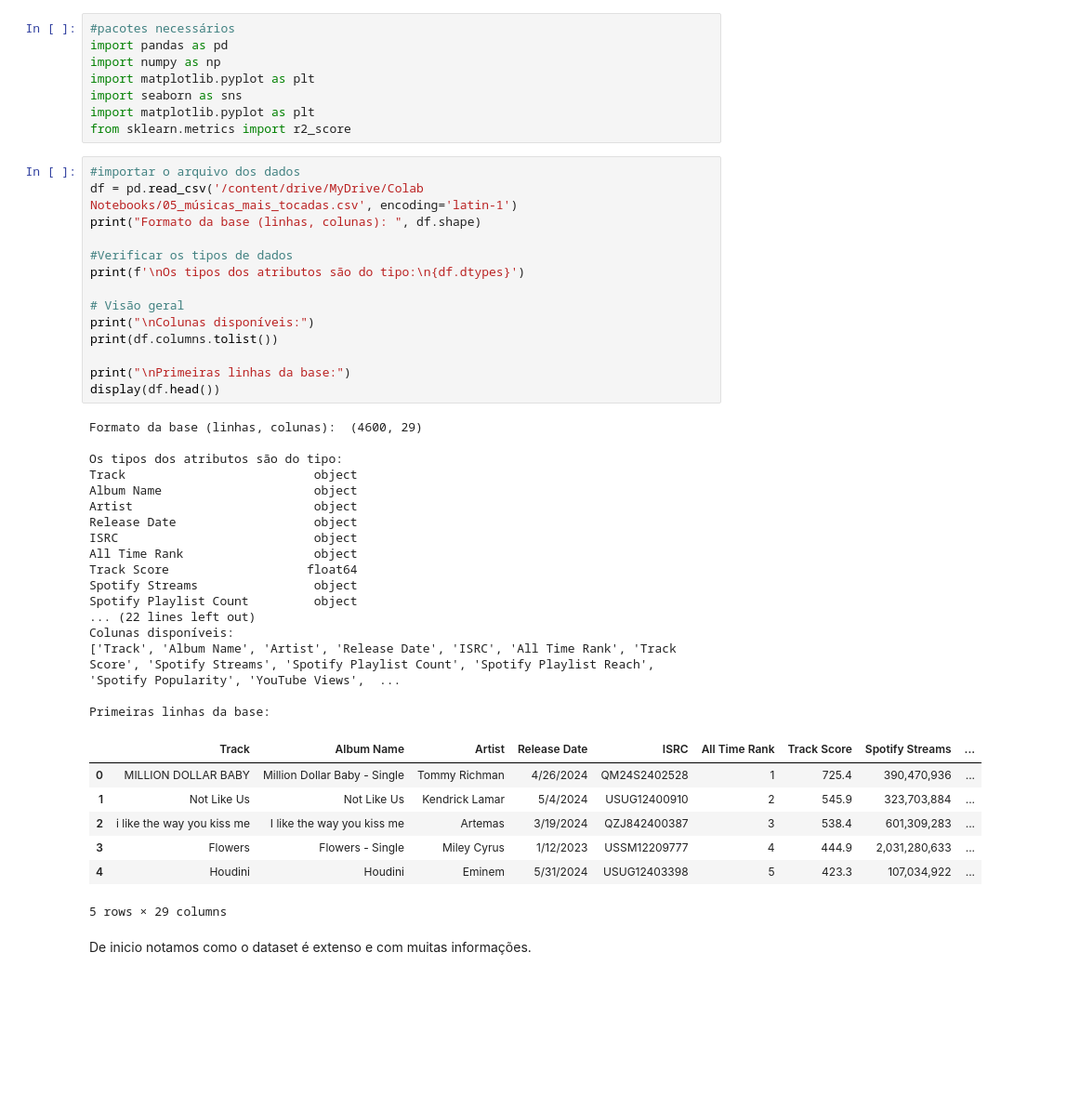
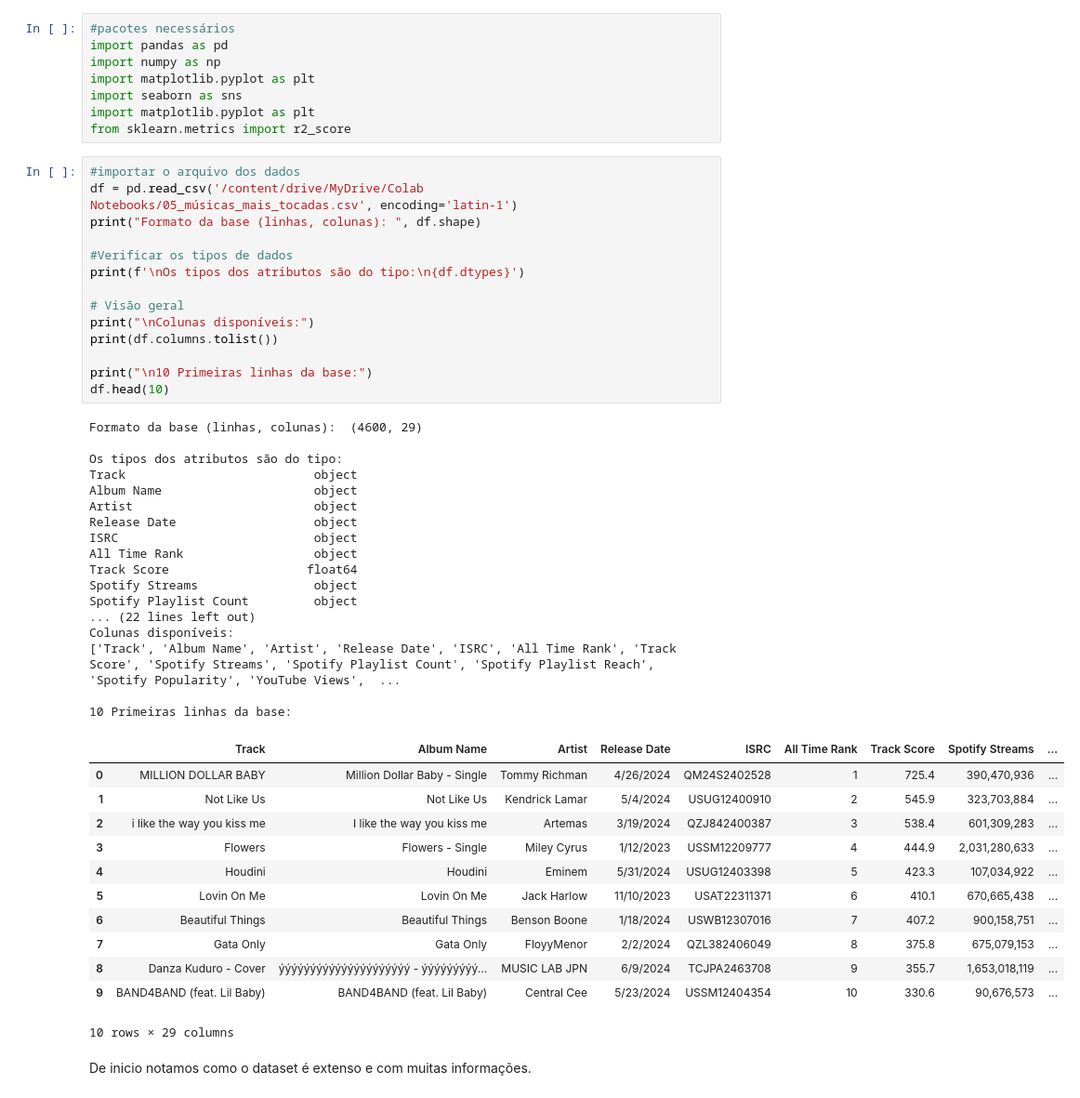
Before and after one commit to Hamashyach/AnaliseDados_projeto1, a Jupyter notebook: ProjetoMusicas.ipynb, the cells around one changed output. Shown at 93% size. Drawn from its saved outputs; the diff is of its cells as text; blank space fills up the shorter version.

```diff
--- a/ProjetoMusicas.ipynb
+++ b/ProjetoMusicas.ipynb
@@ -100,37 +100,42 @@ print("Formato da base (linhas, colunas): ", df.shape)
 #Verificar os tipos de dados
 print(f'\nOs tipos dos atributos são do tipo:\n{df.dtypes}')
 
 # Visão geral
 print("\nColunas disponíveis:")
 print(df.columns.tolist())
 
-print("\nPrimeiras linhas da base:")
-display(df.head())
+print("\n10 Primeiras linhas da base:")
+df.head(10)
 # %% [output]
 Formato da base (linhas, colunas):  (4600, 29)
 
 Os tipos dos atributos são do tipo:
 Track                          object
 Album Name                     object
 Artist                         object
 Release Date                   object
 ISRC                           object
 All Time Rank                  object
 Track Score                   float64
 Spotify Streams                object
 Spotify Playlist Count         object
 ... (22 lines left out)
 Colunas disponíveis:
 ['Track', 'Album Name', 'Artist', 'Release Date', 'ISRC', 'All Time Rank', 'Track Score', 'Spotify Streams', 'Spotify Playlist Count', 'Spotify Playlist Reach', 'Spotify Popularity', 'YouTube Views',  ...
 
-Primeiras linhas da base:
+10 Primeiras linhas da base:
 |  | Track | Album Name | Artist | Release Date | ISRC | All Time Rank | Track Score | Spotify Streams | ... |
 | 0 | MILLION DOLLAR BABY | Million Dollar Baby - Single | Tommy Richman | 4/26/2024 | QM24S2402528 | 1 | 725.4 | 390,470,936 | ... |
 | 1 | Not Like Us | Not Like Us | Kendrick Lamar | 5/4/2024 | USUG12400910 | 2 | 545.9 | 323,703,884 | ... |
 | 2 | i like the way you kiss me | I like the way you kiss me | Artemas | 3/19/2024 | QZJ842400387 | 3 | 538.4 | 601,309,283 | ... |
 | 3 | Flowers | Flowers - Single | Miley Cyrus | 1/12/2023 | USSM12209777 | 4 | 444.9 | 2,031,280,633 | ... |
 | 4 | Houdini | Houdini | Eminem | 5/31/2024 | USUG12403398 | 5 | 423.3 | 107,034,922 | ... |
+| 5 | Lovin On Me | Lovin On Me | Jack Harlow | 11/10/2023 | USAT22311371 | 6 | 410.1 | 670,665,438 | ... |
+| 6 | Beautiful Things | Beautiful Things | Benson Boone | 1/18/2024 | USWB12307016 | 7 | 407.2 | 900,158,751 | ... |
+| 7 | Gata Only | Gata Only | FloyyMenor | 2/2/2024 | QZL382406049 | 8 | 375.8 | 675,079,153 | ... |
+| 8 | Danza Kuduro - Cover | ýýýýýýýýýýýýýýýýýýýýý - ýýýýýýýýý... | MUSIC LAB JPN | 6/9/2024 | TCJPA2463708 | 9 | 355.7 | 1,653,018,119 | ... |
+| 9 | BAND4BAND (feat. Lil Baby) | BAND4BAND (feat. Lil Baby) | Central Cee | 5/23/2024 | USSM12404354 | 10 | 330.6 | 90,676,573 | ... |
-5 rows × 29 columns
+10 rows × 29 columns
 # %% [markdown]
 De inicio notamos como o dataset é extenso e com muitas informações.
 # %%
```
Also changed, not shown: parts of 33 cells of this notebook.
